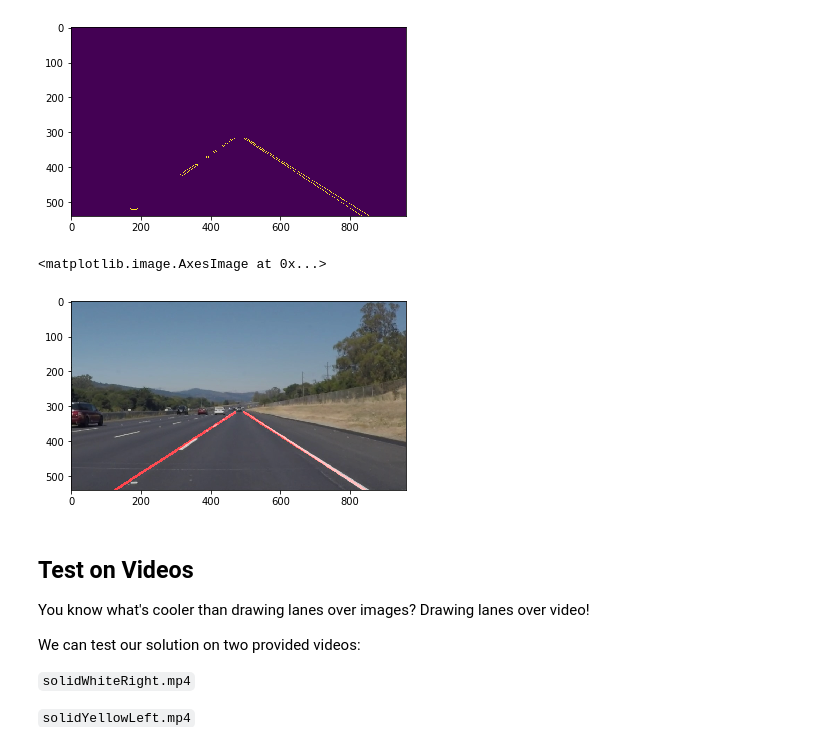
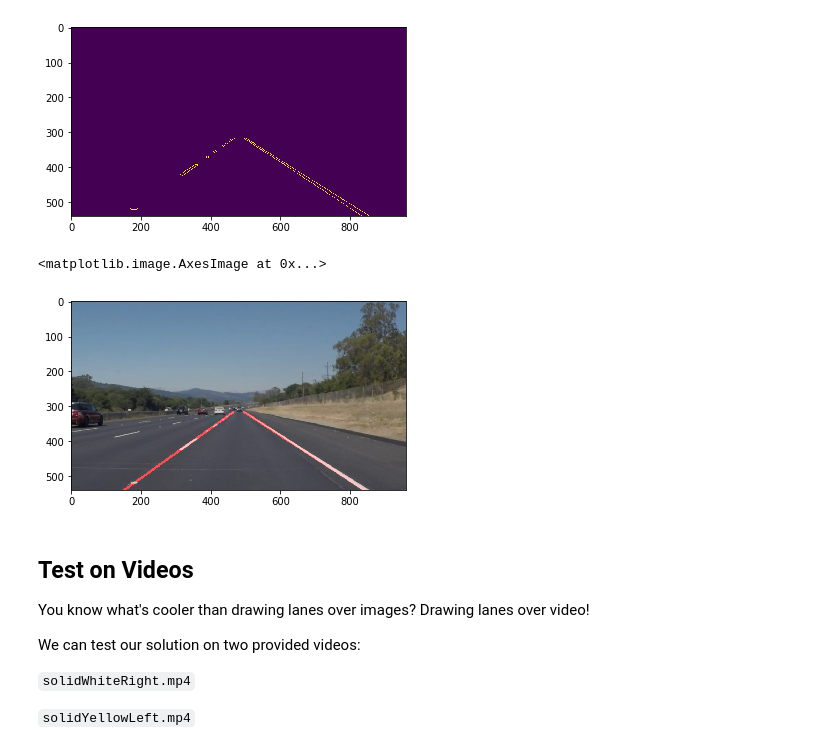
Before and after one commit to AtomicJosh/Udacity-Self-Driving-Car-Nanodegree, a Jupyter notebook: CarND-LaneLines-P1/P1.ipynb, the cells around one changed output. Cells and saved outputs as stored; diff of their text form; code cells hidden in the pictures.

Commit message:
Revised HoughLinesP parameters to minimize noise in videos

```diff
--- a/CarND-LaneLines-P1/P1.ipynb
+++ b/CarND-LaneLines-P1/P1.ipynb
@@ -284,15 +284,15 @@ plt.imshow(image)
 [figure]
 # %%
 # Fifth, apply Hough transform to determine the lane lines from the pixels
-lines = cv2.HoughLinesP(image, rho=1, theta=(np.pi/180), threshold=10, lines=np.array([]), minLineLength=5, maxLineGap=2)
+lines = cv2.HoughLinesP(image, rho=1, theta=(np.pi/180), threshold=40, lines=np.array([]), minLineLength=40, maxLineGap=100)
 
 # Sixth, average the lines from the Hough transform to make the lines solid and continuous
 line_img = np.zeros((image.shape[0], image.shape[1], 3), dtype=np.uint8)
 draw_lines(line_img,lines)
 plt.imshow(weighted_img(line_img, image0, α=0.8, β=1., γ=0.))
 # %% [output]
 <matplotlib.image.AxesImage at 0x...>
-[figure, old version]
+[figure, new version]
 # %% [markdown]
 ## Test on Videos
 
```
Also changed, not shown: parts of 4 cells of this notebook, 10 other files.
